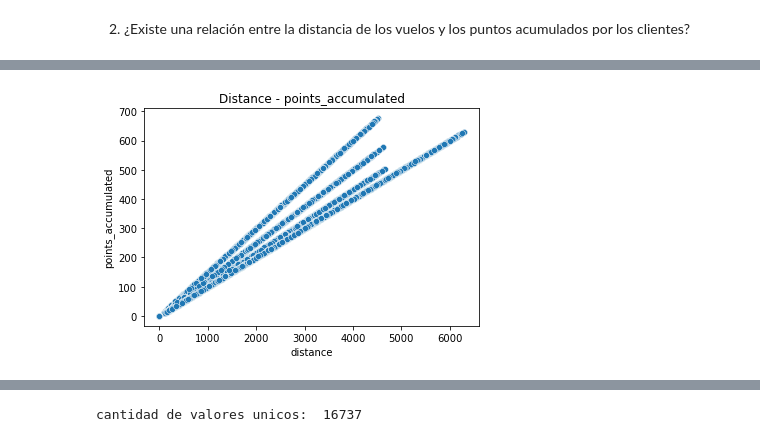
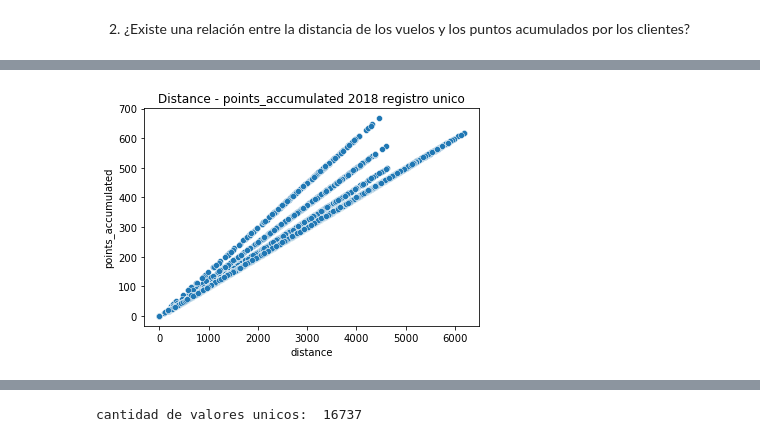
Before and after one commit to Adalab/bda-modulo-3-evaluacion-final-mirnaospinobarrios, a Jupyter notebook: bda-modulo-3.ipynb, the cells around one changed output, grey strips where cells are left out. Drawn from its saved outputs; the diff is of its cells as text; code cells hidden in the pictures.

```diff
--- a/bda-modulo-3.ipynb
+++ b/bda-modulo-3.ipynb
@@ -405 +422,13 @@ df.shape
+# %%
+# importamos librerias
+from sklearn.impute import KNNImputer
+
+# Crear un imputador KNN
+imputer = KNNImputer(n_neighbors=5)
+
+# Seleccionar las columnas para imputar
+cols_to_impute = ['cancellation_year', 'cancellation_month']
+
+# Imputar valores nulos usando KNN
+df[cols_to_impute] = imputer.fit_transform(df[cols_to_impute])
 # %% [markdown]
@@ -541,10 +597,13 @@ Index(['province', 'city', 'postal_code', 'gender', 'education', 'salary',
+# %%
+#  borramos los duplicados para el primer criterio
+unique_customers_loyalty = df_2018.drop_duplicates(subset=['loyalty_number'])
 # %%
-
+#  realizamos la grafica con el df que tiene un registro por cliente resultado de borrar los duplicados
 sns.scatterplot(x = 'distance',
 y = 'points_accumulated',
-data = df)
+data = unique_customers_loyalty)
 plt.xlabel('distance')
 plt.ylabel('points_accumulated')
-plt.title("Distance - points_accumulated");
+plt.title("Distance - points_accumulated 2018 registro unico");
 # %% [output]
-[figure, old version]
+[figure, new version]
```
Also changed, not shown: parts of 86 cells of this notebook, 1 other file.
